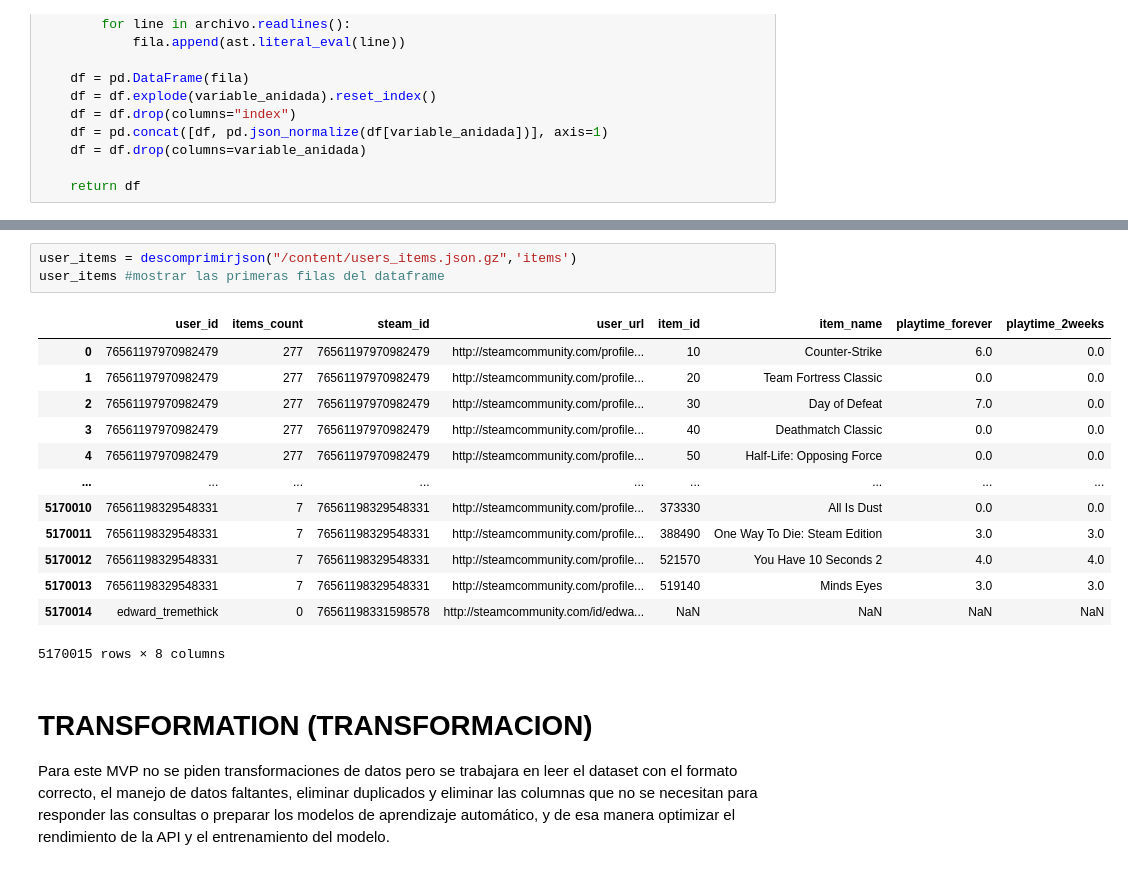
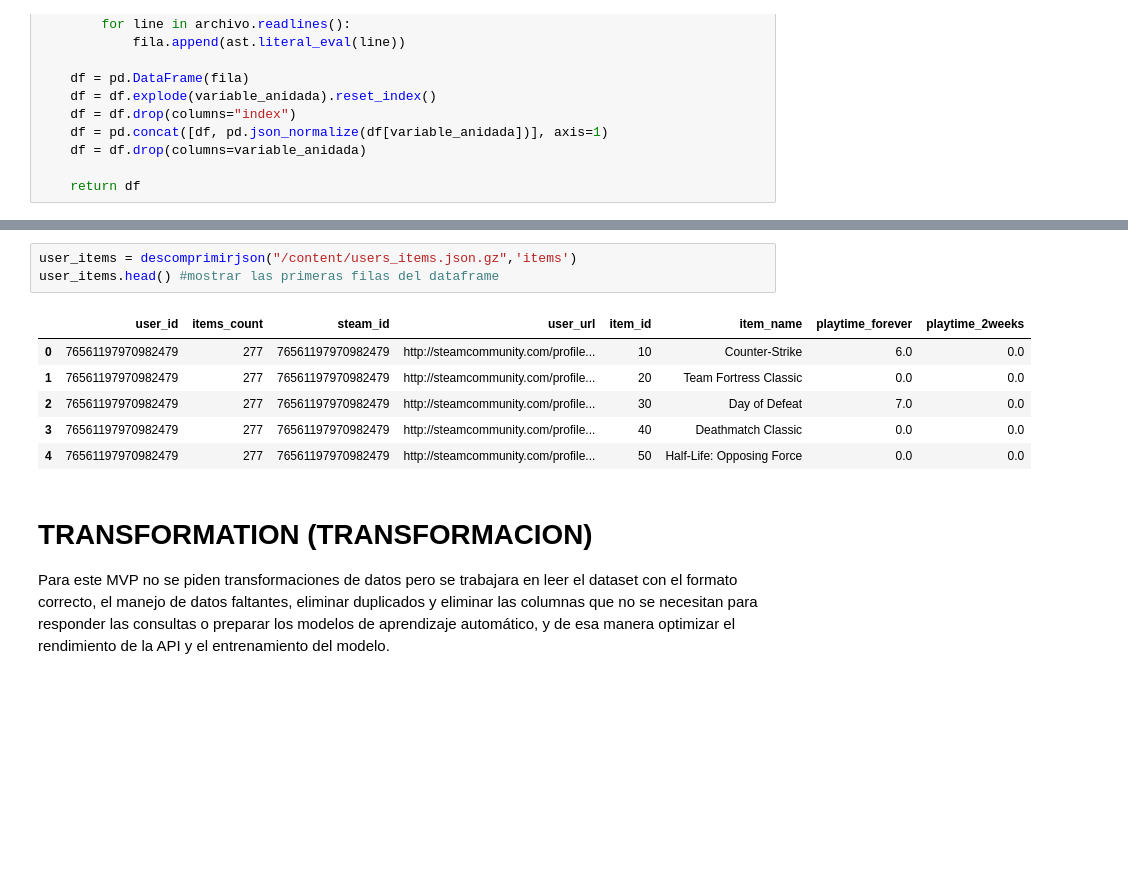
Before and after one commit to vanesalinas/HenryPI_MLOps, a Jupyter notebook: ETL y EDA/ETL.ipynb, the cells around one changed output, grey strips where cells are left out. Cells and saved outputs as stored; diff of their text form; blank space fills up the shorter version.

```diff
--- a/ETL y EDA/ETL.ipynb
+++ b/ETL y EDA/ETL.ipynb
@@ -77,20 +63,13 @@ user_reviews #mostrar las primeras filas del dataframe
 # %%
 user_items = descomprimirjson("/content/users_items.json.gz",'items')
-user_items #mostrar las primeras filas del dataframe
+user_items.head() #mostrar las primeras filas del dataframe
 # %% [output]
 |  | user_id | items_count | steam_id | user_url | item_id | item_name | playtime_forever | playtime_2weeks |
 | 0 | 76561197970982479 | 277 | 76561197970982479 | http://steamcommunity.com/profile... | 10 | Counter-Strike | 6.0 | 0.0 |
 | 1 | 76561197970982479 | 277 | 76561197970982479 | http://steamcommunity.com/profile... | 20 | Team Fortress Classic | 0.0 | 0.0 |
 | 2 | 76561197970982479 | 277 | 76561197970982479 | http://steamcommunity.com/profile... | 30 | Day of Defeat | 7.0 | 0.0 |
 | 3 | 76561197970982479 | 277 | 76561197970982479 | http://steamcommunity.com/profile... | 40 | Deathmatch Classic | 0.0 | 0.0 |
 | 4 | 76561197970982479 | 277 | 76561197970982479 | http://steamcommunity.com/profile... | 50 | Half-Life: Opposing Force | 0.0 | 0.0 |
-| ... | ... | ... | ... | ... | ... | ... | ... | ... |
-| 5170010 | 76561198329548331 | 7 | 76561198329548331 | http://steamcommunity.com/profile... | 373330 | All Is Dust | 0.0 | 0.0 |
-| 5170011 | 76561198329548331 | 7 | 76561198329548331 | http://steamcommunity.com/profile... | 388490 | One Way To Die: Steam Edition | 3.0 | 3.0 |
-| 5170012 | 76561198329548331 | 7 | 76561198329548331 | http://steamcommunity.com/profile... | 521570 | You Have 10 Seconds 2 | 4.0 | 4.0 |
-| 5170013 | 76561198329548331 | 7 | 76561198329548331 | http://steamcommunity.com/profile... | 519140 | Minds Eyes | 3.0 | 3.0 |
-| 5170014 | edward_tremethick | 0 | 76561198331598578 | http://steamcommunity.com/id/edwa... | NaN | NaN | NaN | NaN |
-5170015 rows × 8 columns
 # %% [markdown]
 # **TRANSFORMATION (TRANSFORMACION)**
 
```
Also changed, not shown: parts of 6 cells of this notebook.
